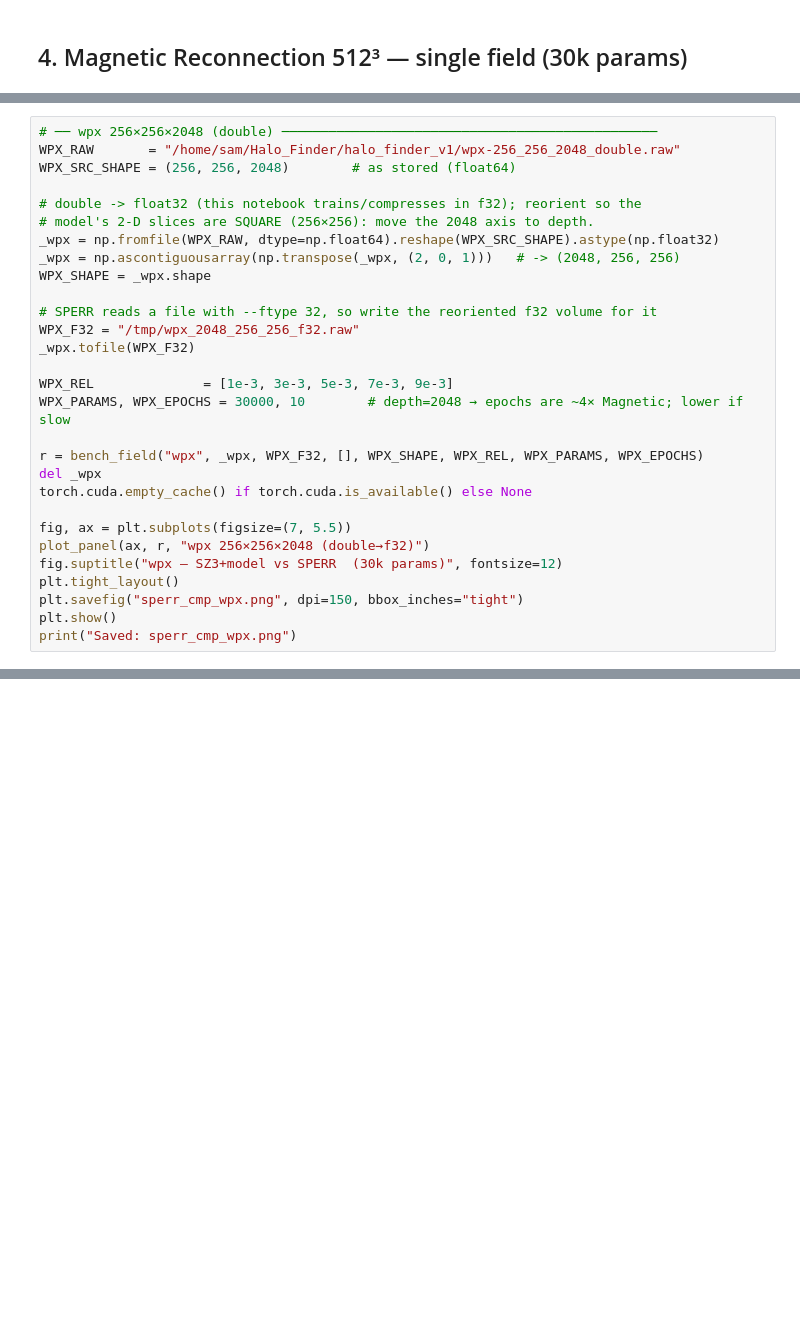
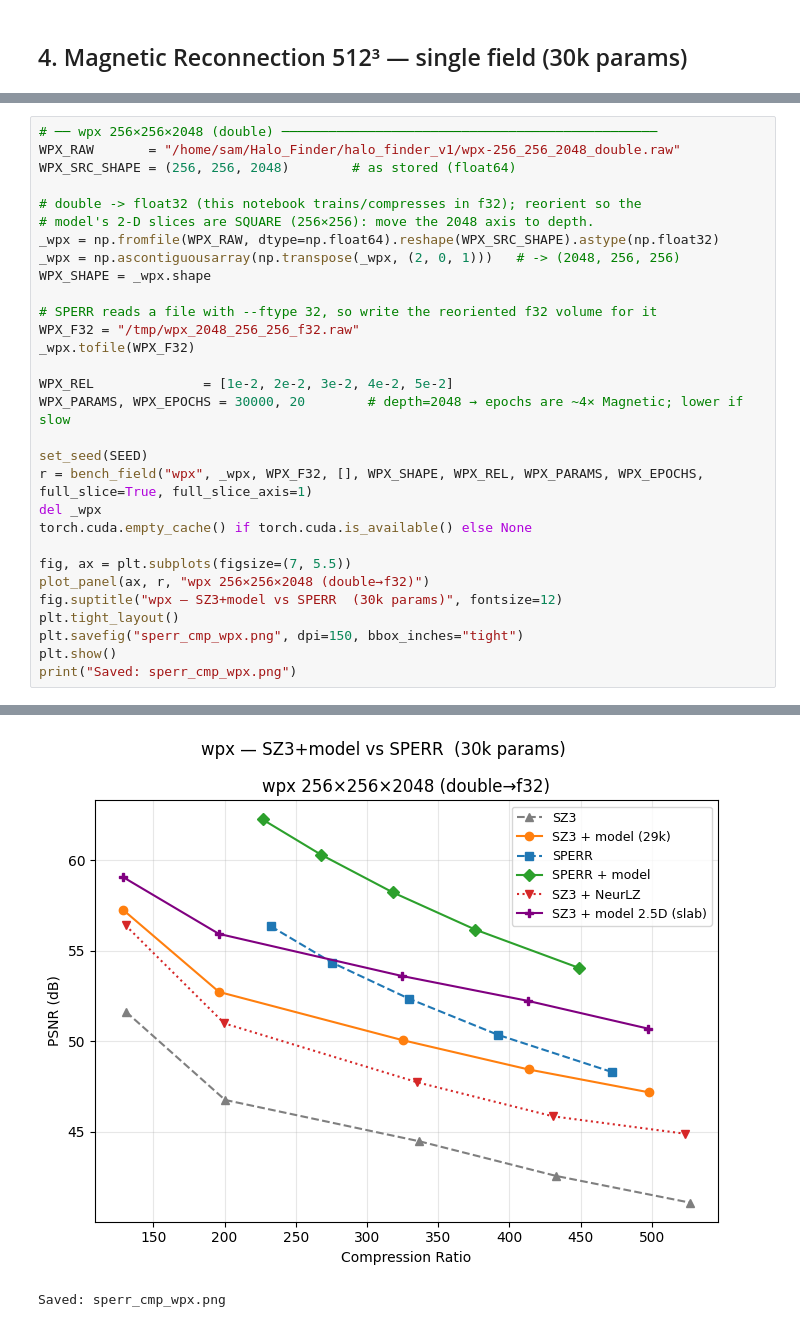
Before and after one commit to SamLai0509/Final_design_for_BO_adaptive_compression, a Jupyter notebook: SPERR/SPERR.ipynb, the cells around one changed output, grey strips where cells are left out. Drawn from its saved outputs; the diff is of its cells as text; blank space fills up the shorter version.

```diff
--- a/SPERR/SPERR.ipynb
+++ b/SPERR/SPERR.ipynb
@@ -520,10 +732,11 @@ WPX_SHAPE = _wpx.shape
 WPX_F32 = "/tmp/wpx_2048_256_256_f32.raw"
 _wpx.tofile(WPX_F32)
 
-WPX_REL              = [1e-3, 3e-3, 5e-3, 7e-3, 9e-3]
-WPX_PARAMS, WPX_EPOCHS = 30000, 10        # depth=2048 → epochs are ~4× Magnetic; lower if slow
+WPX_REL              = [1e-2, 2e-2, 3e-2, 4e-2, 5e-2]
+WPX_PARAMS, WPX_EPOCHS = 30000, 20        # depth=2048 → epochs are ~4× Magnetic; lower if slow
 
-r = bench_field("wpx", _wpx, WPX_F32, [], WPX_SHAPE, WPX_REL, WPX_PARAMS, WPX_EPOCHS)
+set_seed(SEED)
+r = bench_field("wpx", _wpx, WPX_F32, [], WPX_SHAPE, WPX_REL, WPX_PARAMS, WPX_EPOCHS, full_slice=True, full_slice_axis=1)
 del _wpx
 torch.cuda.empty_cache() if torch.cuda.is_available() else None
 
@@ -534,3 +747,4 @@ plt.tight_layout()
 plt.savefig("sperr_cmp_wpx.png", dpi=150, bbox_inches="tight")
 plt.show()
 print("Saved: sperr_cmp_wpx.png")
+# %% [output]
@@ -536,0 +785,2 @@ print("Saved: sperr_cmp_wpx.png")
+[figure, added]
+Saved: sperr_cmp_wpx.png
```
Also changed, not shown: parts of 16 cells of this notebook, 44 other files.
